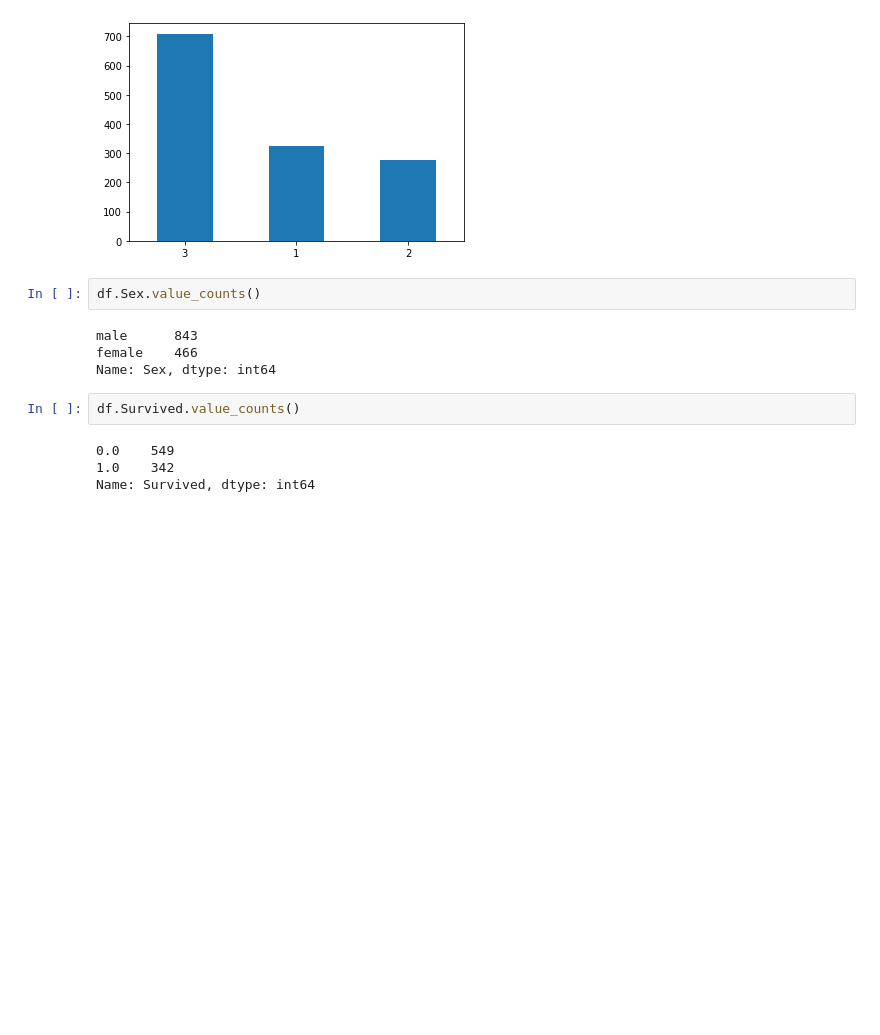
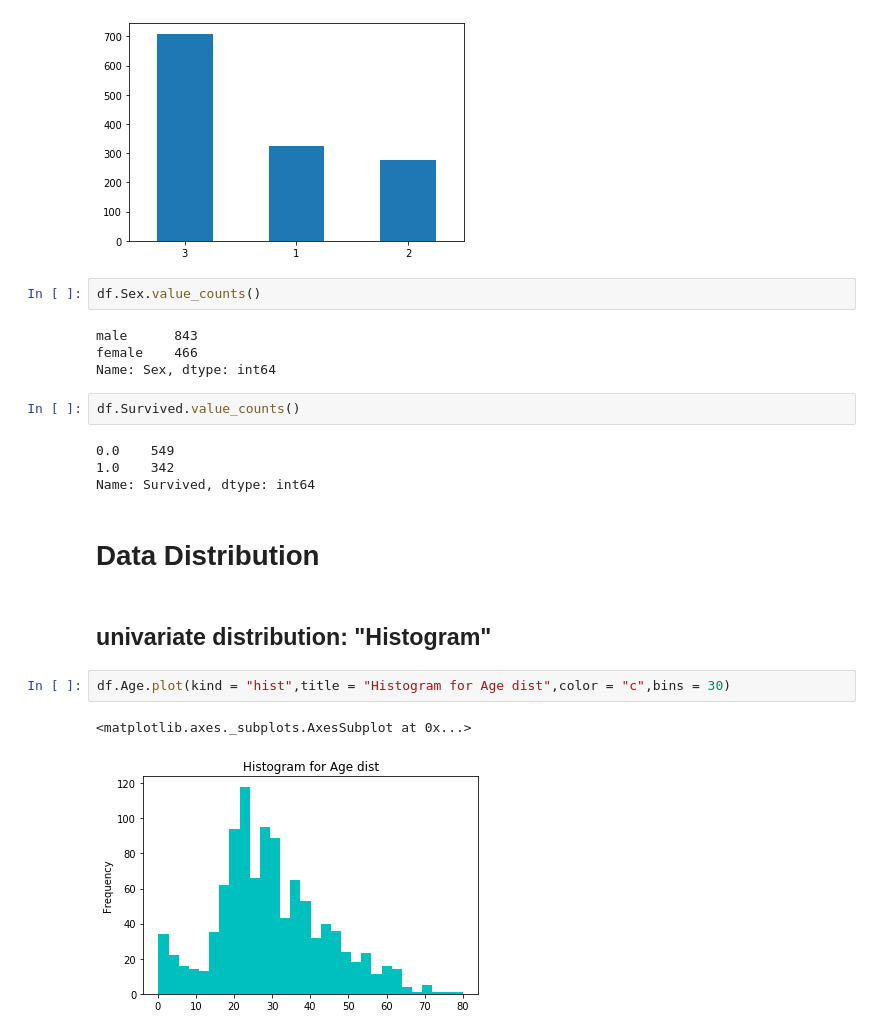
Before and after one commit to Emmanuelfoeh/Titanic-, a Jupyter notebook: notebooks/Titanic dataset.ipynb, the cells around one changed output. Drawn from its saved outputs; the diff is of its cells as text; blank space fills up the shorter version.

```diff
--- a/notebooks/Titanic dataset.ipynb
+++ b/notebooks/Titanic dataset.ipynb
@@ -304,3 +329,12 @@ df.Survived.value_counts()
 0.0    549
 1.0    342
 Name: Survived, dtype: int64
+# %% [markdown]
+# Data Distribution
+# %% [markdown]
+## univariate distribution: "Histogram"
+# %%
+df.Age.plot(kind = "hist",title = "Histogram for Age dist",color = "c",bins = 30)
+# %% [output]
+<matplotlib.axes._subplots.AxesSubplot at 0x...>
+[figure, added]
```
Also changed, not shown: parts of 82 cells of this notebook.
